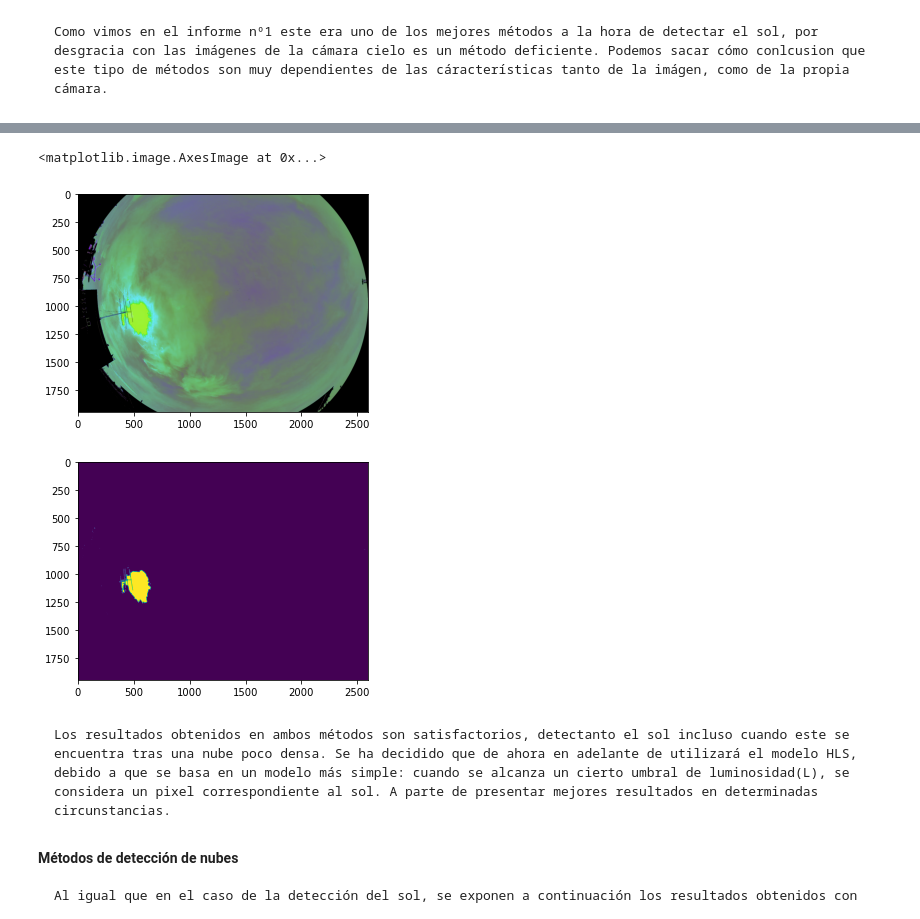
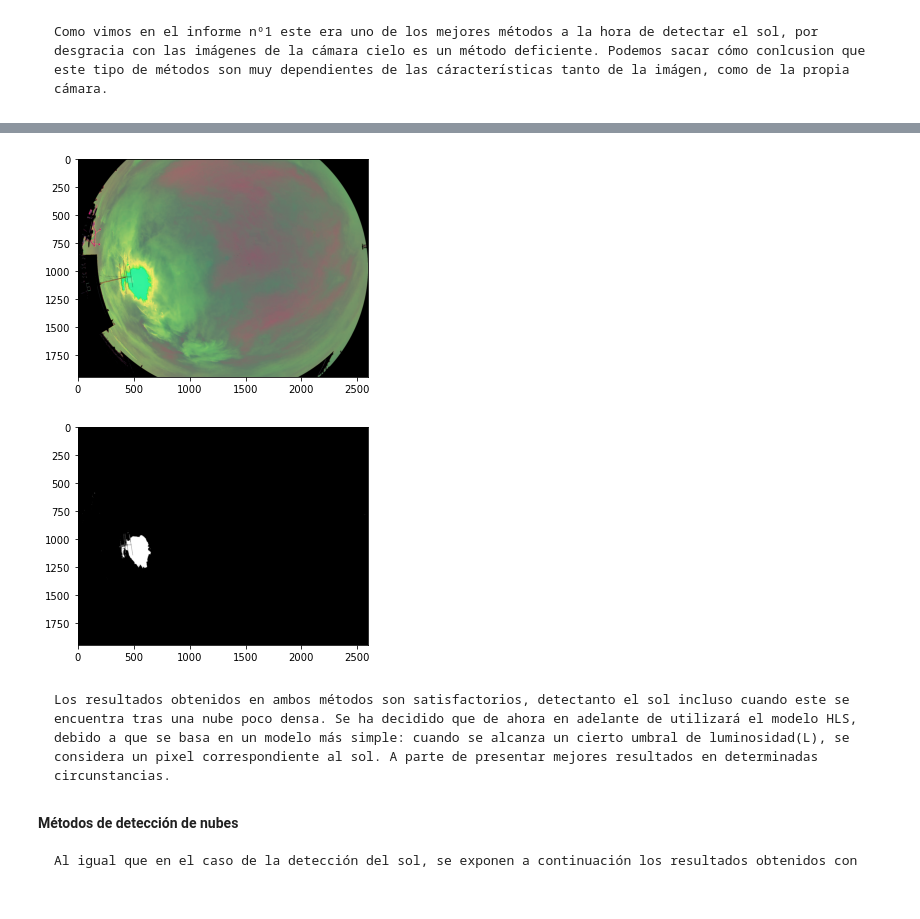
Before and after one commit to isi-ies-group/TFG-Camara-cielo, a Jupyter notebook: informe_2.ipynb, the cells around one changed output, grey strips where cells are left out. Drawn from its saved outputs; the diff is of its cells as text; code cells hidden in the pictures.

```diff
--- a/informe_2.ipynb
+++ b/informe_2.ipynb
@@ -249,20 +245,19 @@ plt.imshow(mask_hsv)
 # %%
 # Método utilizando en modelo HLS
 img_hls = cv2.cvtColor(img_proc, cv2.COLOR_BGR2HLS)
 H = img_hls[:,:,0]
 L = img_hls[:,:,1]
 S = img_hls[:,:,2]
 
 mask_hls = cv2.inRange(L, 240, 255)
 
 plt.figure(1)
-plt.imshow(img_hls)
+muestra_imagen(img_hls)
 plt.figure(2)
-plt.imshow(mask_hls)
+muestra_imagen(mask_hls)
 # %% [output]
-<matplotlib.image.AxesImage at 0x...>
-[figure, old version]
+[figure, new version]
-[figure, old version]
+[figure, new version]
 # %% [markdown]
     Los resultados obtenidos en ambos métodos son satisfactorios, detectanto el sol incluso cuando este se encuentra tras una nube poco densa. Se ha decidido que de ahora en adelante de utilizará el modelo HLS, debido a que se basa en un modelo más simple: cuando se alcanza un cierto umbral de luminosidad(L), se considera un pixel correspondiente al sol. A parte de presentar mejores resultados en determinadas circunstancias.
 
```
Also changed, not shown: parts of 16 cells of this notebook, 4 other files.
